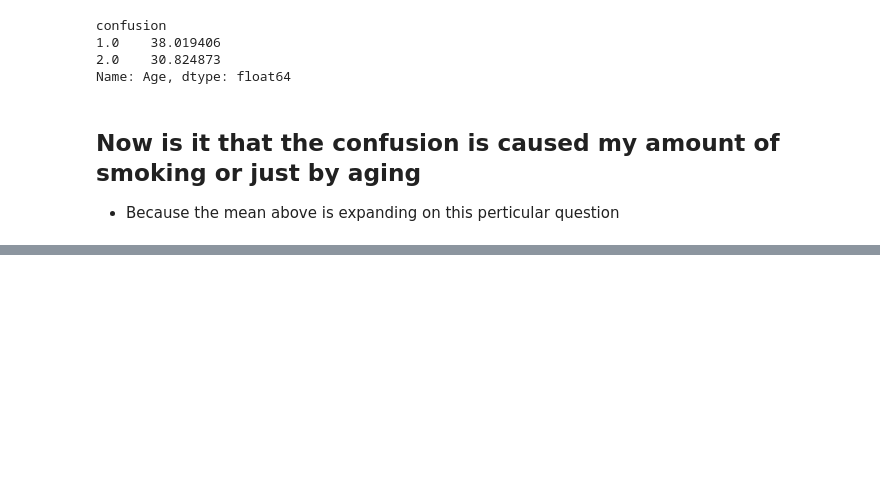
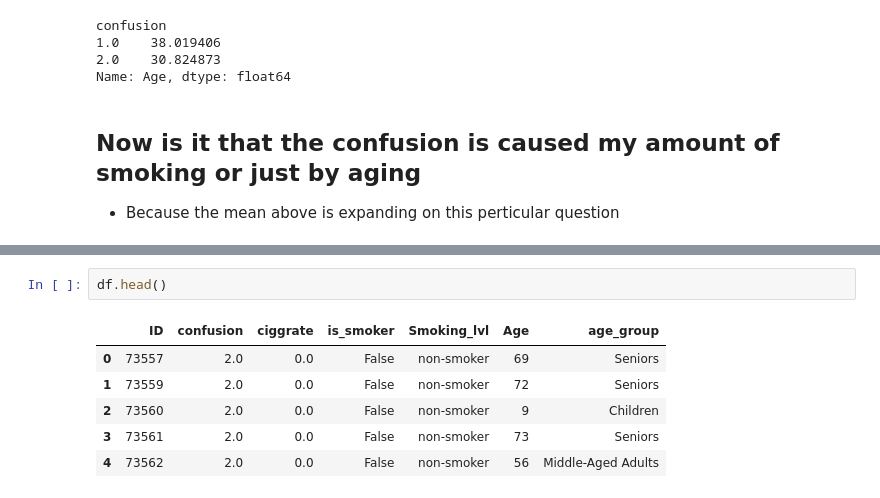
Before and after one commit to dewang002/Healthcare_data, a Jupyter notebook: Confusion_analysis.ipynb, the cells around one changed output, grey strips where cells are left out. Drawn from its saved outputs; the diff is of its cells as text; blank space fills up the shorter version.

```diff
--- a/Confusion_analysis.ipynb
+++ b/Confusion_analysis.ipynb
@@ -465,0 +535,9 @@ age_group Smoking_lvl
+# %%
+df.head()
+# %% [output]
+|  | ID | confusion | ciggrate | is_smoker | Smoking_lvl | Age | age_group |
+| 0 | 73557 | 2.0 | 0.0 | False | non-smoker | 69 | Seniors |
+| 1 | 73559 | 2.0 | 0.0 | False | non-smoker | 72 | Seniors |
+| 2 | 73560 | 2.0 | 0.0 | False | non-smoker | 9 | Children |
+| 3 | 73561 | 2.0 | 0.0 | False | non-smoker | 73 | Seniors |
+| 4 | 73562 | 2.0 | 0.0 | False | non-smoker | 56 | Middle-Aged Adults |
```
Also changed, not shown: parts of 32 cells of this notebook.
